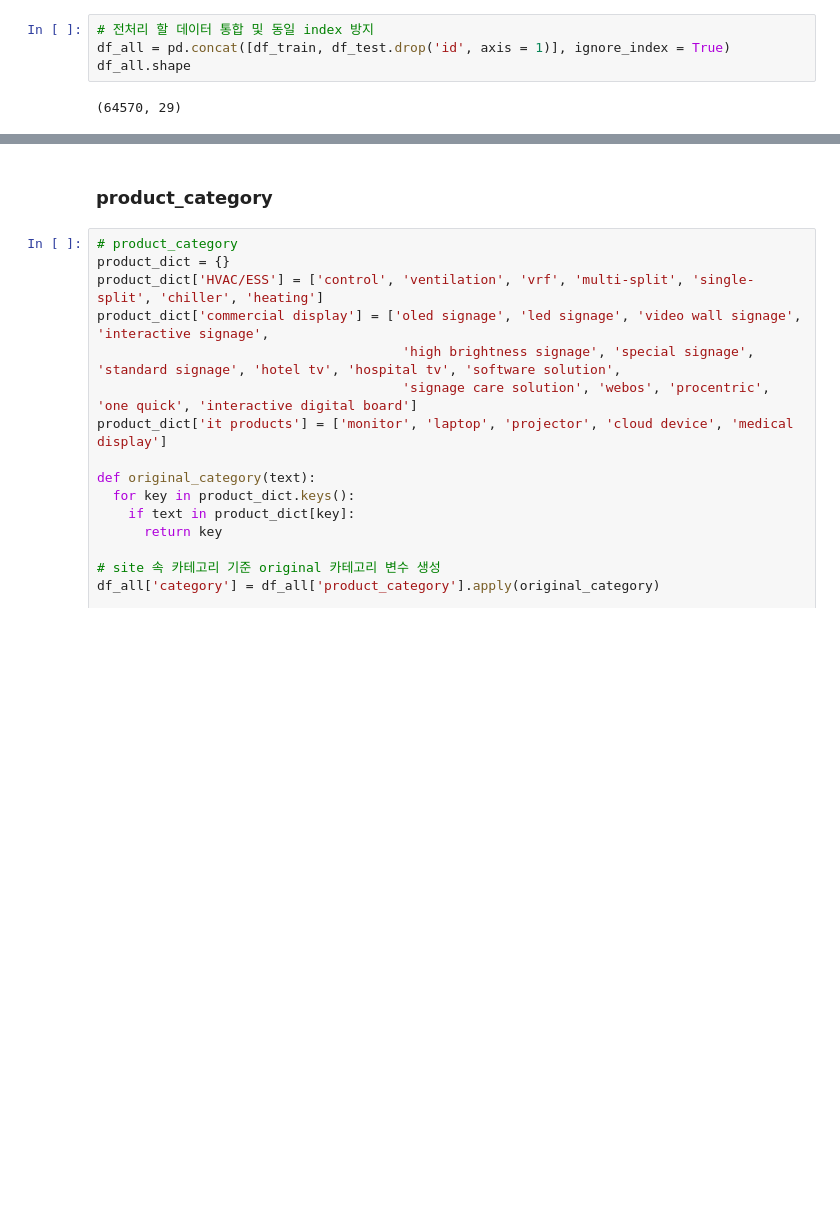
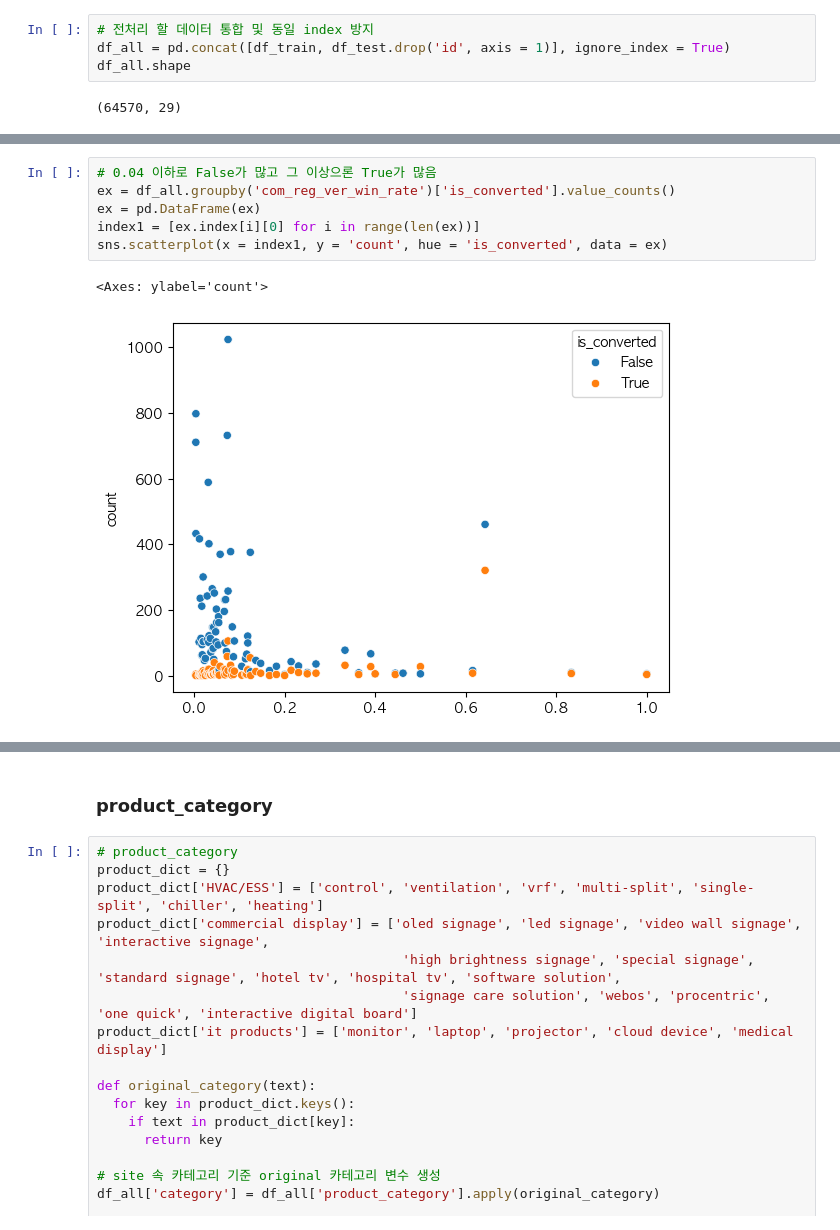
Before and after one commit to egahyun/LG_aimers_B2BEST, a Jupyter notebook: data_eda.ipynb, the cells around one changed output, grey strips where cells are left out. Saved outputs shown, nothing was run; the diff lists cells and outputs as text; blank space fills up the shorter version.

```diff
--- a/data_eda.ipynb
+++ b/data_eda.ipynb
@@ -46,0 +113,9 @@ df_all.shape
+# %%
+# 0.04 이하로 False가 많고 그 이상으론 True가 많음
+ex = df_all.groupby('com_reg_ver_win_rate')['is_converted'].value_counts()
+ex = pd.DataFrame(ex)
+index1 = [ex.index[i][0] for i in range(len(ex))]
+sns.scatterplot(x = index1, y = 'count', hue = 'is_converted', data = ex)
+# %% [output]
+<Axes: ylabel='count'>
+[figure, added]
```
Also changed, not shown: parts of 32 cells of this notebook, 1 other file.
